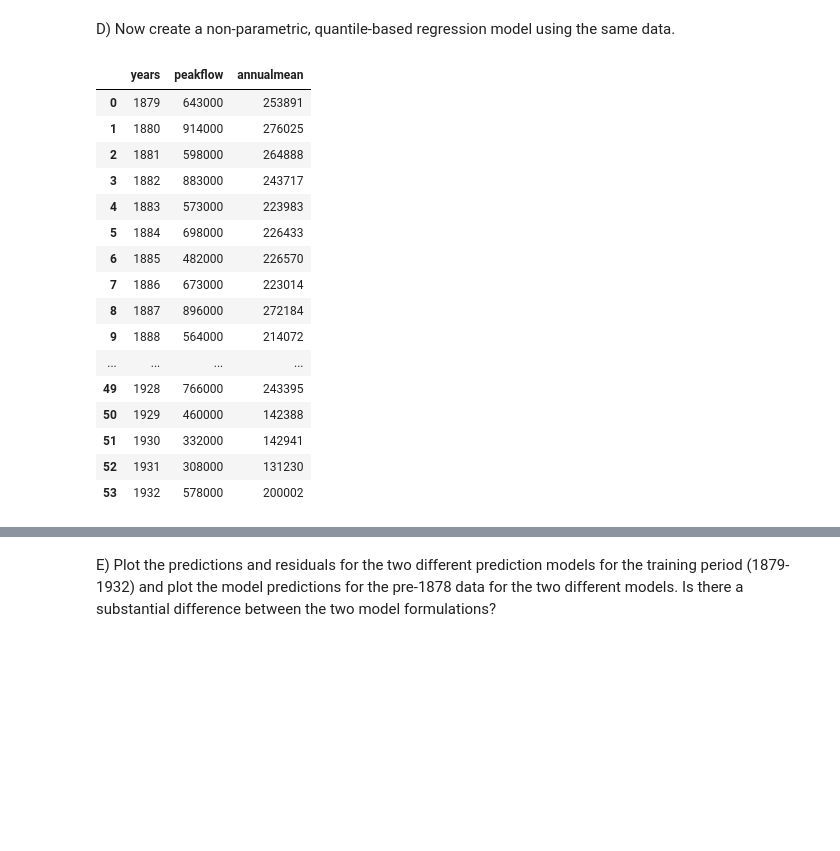
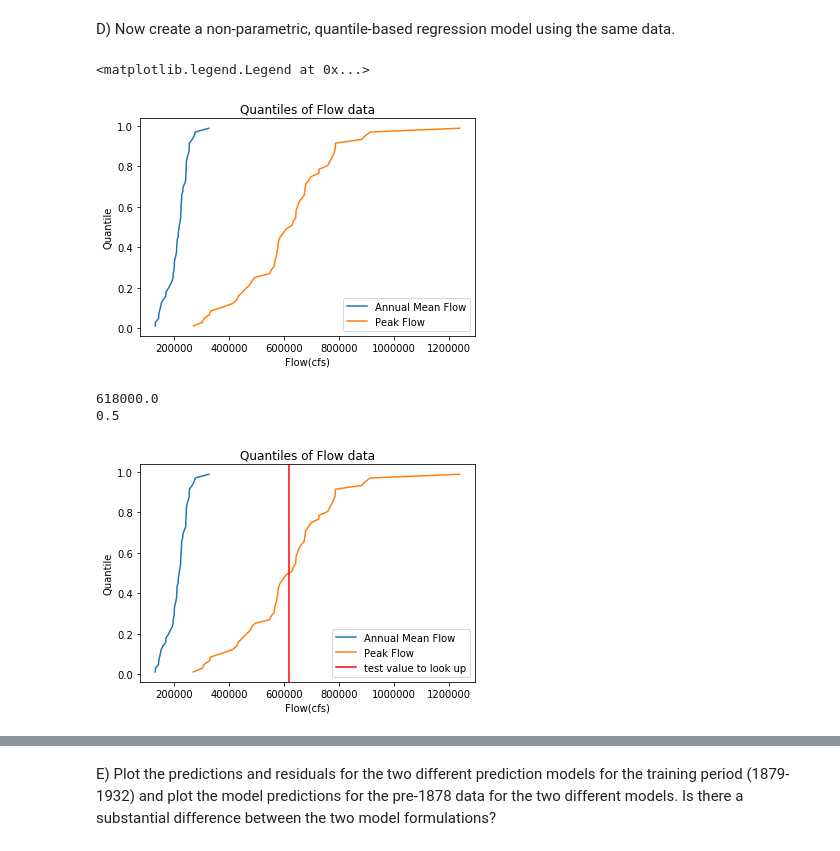
Before and after one commit to AzusaSayuri/UW-Data-analysis, a Jupyter notebook: HW3/Assignment 3 Ximin Hu.ipynb, the cells around one changed output, grey strips where cells are left out. Drawn from its saved outputs; the diff is of its cells as text; code cells hidden in the pictures; blank space fills up the shorter version.

```diff
--- a/HW3/Assignment 3 Ximin Hu.ipynb
+++ b/HW3/Assignment 3 Ximin Hu.ipynb
@@ -408,23 +429,56 @@ plt.plot(df_s['years'],df_s['lower'],'k--', label='lower bound')
 # %% [markdown]
 D) Now create a non-parametric, quantile-based regression model using the same data.
-# %%
-#lab 3.3
-df_r
-# %% [output]
-|  | years | peakflow | annualmean |
-| 0 | 1879 | 643000 | 253891 |
-| 1 | 1880 | 914000 | 276025 |
-| 2 | 1881 | 598000 | 264888 |
-| 3 | 1882 | 883000 | 243717 |
-| 4 | 1883 | 573000 | 223983 |
-| 5 | 1884 | 698000 | 226433 |
-| 6 | 1885 | 482000 | 226570 |
-| 7 | 1886 | 673000 | 223014 |
-| 8 | 1887 | 896000 | 272184 |
-| 9 | 1888 | 564000 | 214072 |
-| ... | ... | ... | ... |
-| 49 | 1928 | 766000 | 243395 |
-| 50 | 1929 | 460000 | 142388 |
-| 51 | 1930 | 332000 | 142941 |
-| 52 | 1931 | 308000 | 131230 |
-| 53 | 1932 | 578000 | 200002 |
+# %%
+def quantile_fn(data):
+
+    ordered_data = np.sort(data)
+    n = len(ordered_data)
+
+    rank = []
+    plotting_position = []
+    for i in range(n):
+        rank.append(i+1)
+        # Using the Cunnane plotting position.
+        plotting_position.append((rank[i]-.4)/(n+.2))
+
+    return ordered_data, plotting_position
+# %%
+y_ordered, y_quantile = quantile_fn(df_r['annualmean'])
+x_ordered, x_quantile = quantile_fn(df_r['peakflow'])
+
+#Let's try plotting these on the same plot and see how they compare.
+plt.figure()
+plt.plot(y_ordered, y_quantile, label='Annual Mean Flow')
+plt.plot(x_ordered, x_quantile, label='Peak Flow')
+plt.ylabel('Quantile')
+plt.xlabel('Flow(cfs)')
+plt.title('Quantiles of Flow data')
+plt.legend(loc="best")
+# %% [output]
+<matplotlib.legend.Legend at 0x...>
+[figure, added]
+# %%
+from scipy.interpolate import interp1d
+# Let's illustrate first by just looking up one value and plotting how we do it.
+x_test=np.median(df_r['peakflow'])
+print(x_test)
+
+# Let's look up this physical value in the corresponding CDF
+# first plot it for illustration
+plt.figure()
+plt.plot(y_ordered, y_quantile, label='Annual Mean Flow')
+plt.plot(x_ordered, x_quantile, label='Peak Flow')
+plt.ylabel('Quantile')
+plt.xlabel('Flow(cfs)')
+plt.title('Quantiles of Flow data')
+plt.axvline(x_test,color='red',label='test value to look up')
+plt.legend(loc="best")
+
+# Now use the interpolation function to "look-up" what cdf-value that is at the intersection of
+# our two lines in the graph.
+f = interp1d(x_ordered, x_quantile)
+print(f(x_test))
+# %% [output]
+618000.0
+0.5
+[figure, added]
```
Also changed, not shown: parts of 13 cells of this notebook, 2 other files.
